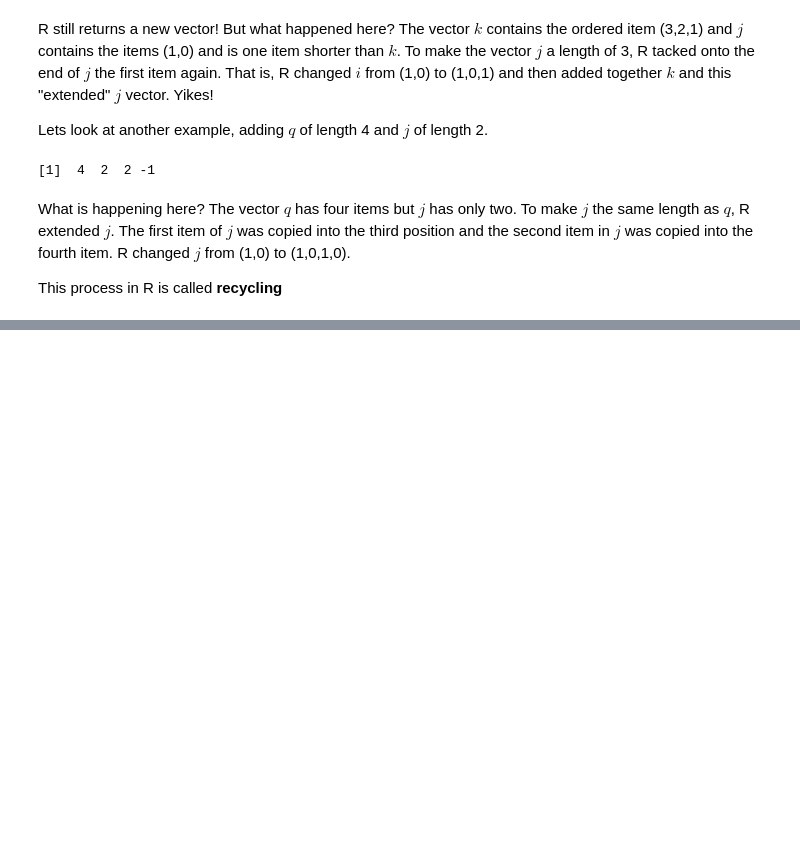
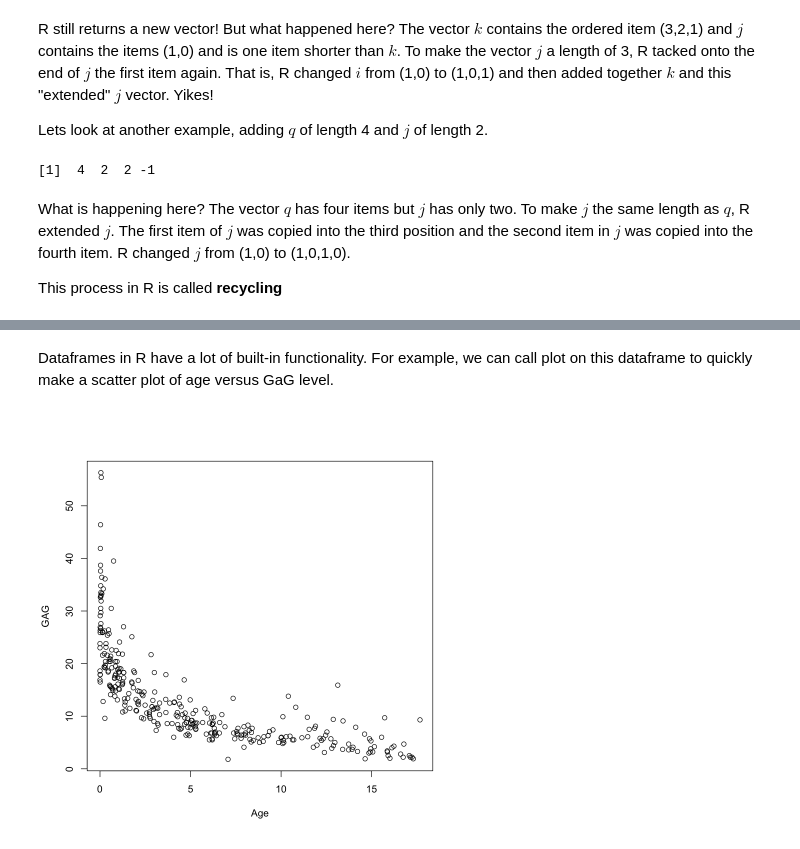
Before and after one commit to computationalUncertaintyLab/2021F_AlgLabII, a Jupyter notebook: Algorithms_II_Lab-01.ipynb, the cells around one changed output, grey strips where cells are left out. Saved outputs shown, nothing was run; the diff lists cells and outputs as text; code cells hidden in the pictures; blank space fills up the shorter version.

```diff
--- a/Algorithms_II_Lab-01.ipynb
+++ b/Algorithms_II_Lab-01.ipynb
@@ -112,0 +230,3 @@ This process in R is called **recycling**
+# %%
+d = GAGurine
+print(d)
@@ -112,0 +303,7 @@ This process in R is called **recycling**
+# %% [markdown]
+Dataframes in R have a lot of built-in functionality.
+For example, we can call plot on this dataframe to quickly make a scatter plot of age versus GaG level.
+# %%
+plot(d)
+# %% [output]
+[figure, added]
```
Also changed, not shown: parts of 24 cells of this notebook.
